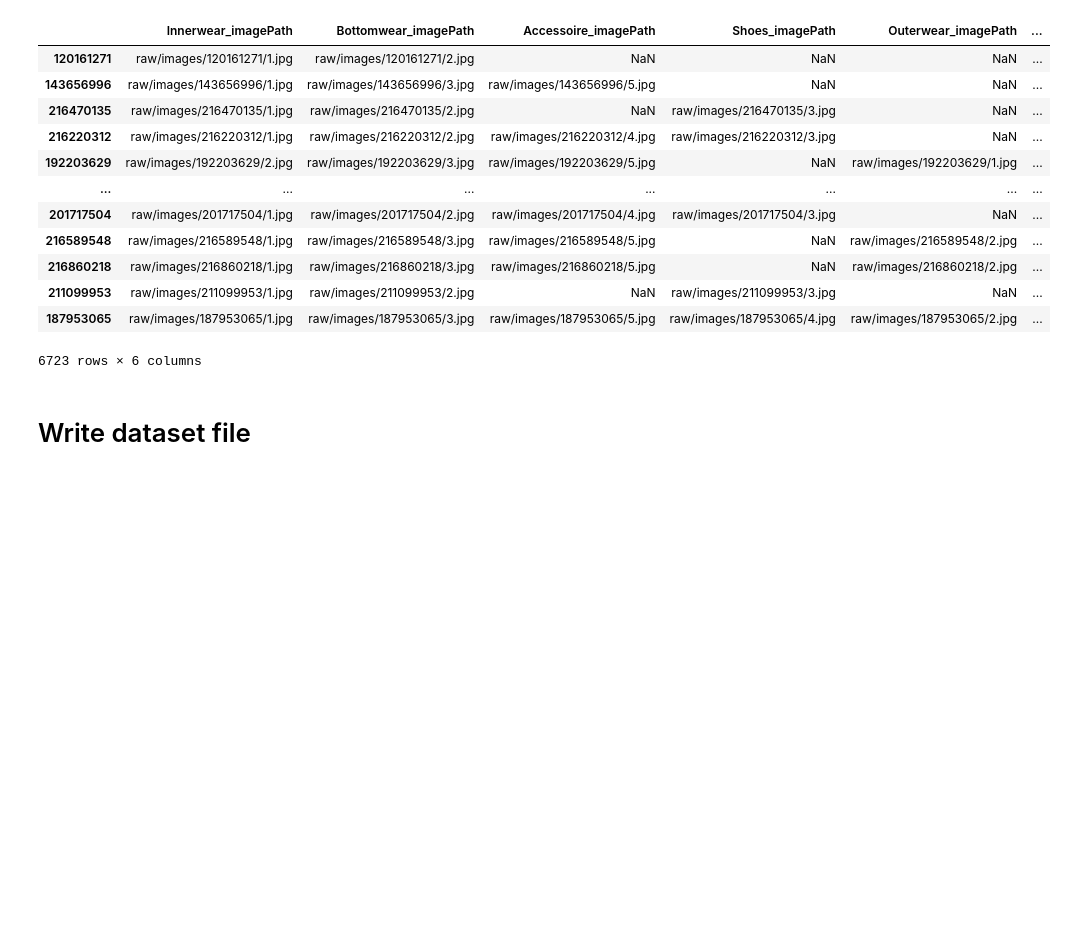
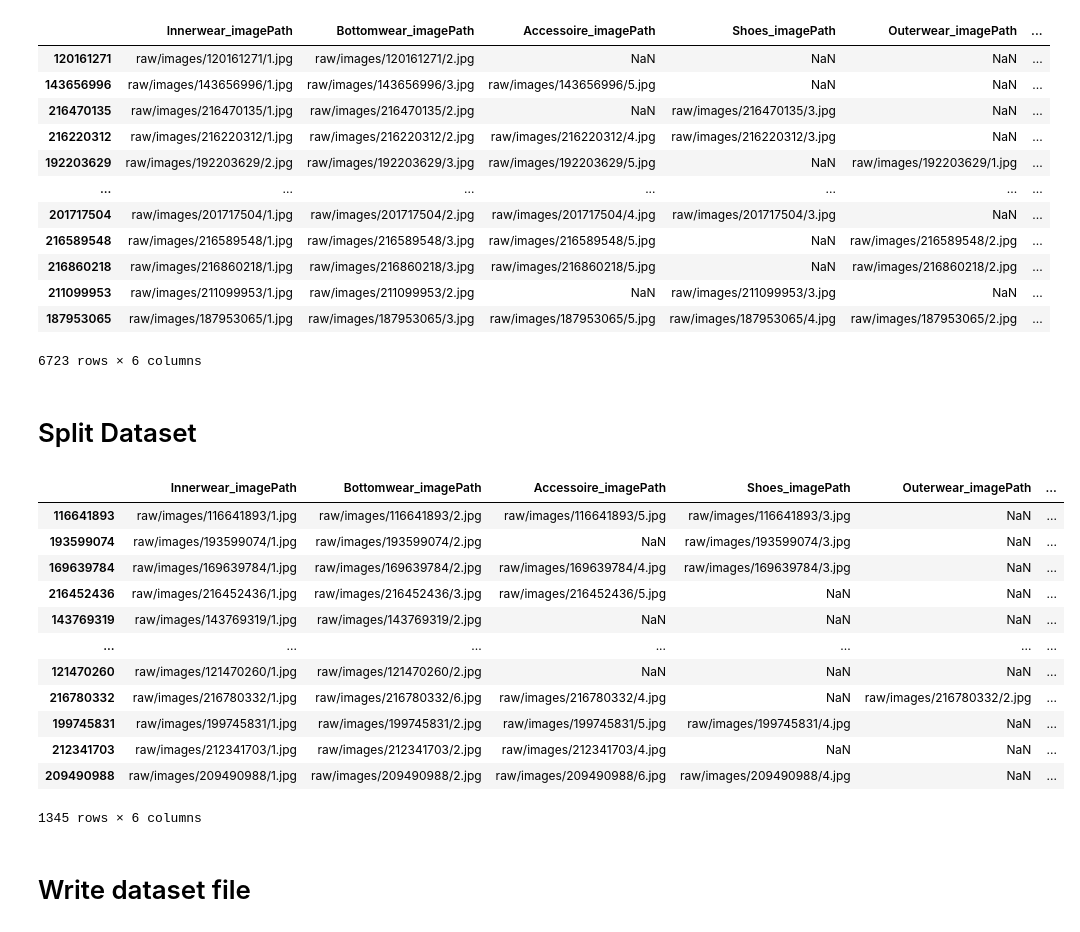
Before and after one commit to RomanZberg/DSPRO2-outfit-recommendation, a Jupyter notebook: data-preparation/polyvore/mergedWithCleaned/40_Create_datasets.ipynb, the cells around one changed output. Cells and saved outputs as stored; diff of their text form; code cells hidden in the pictures; blank space fills up the shorter version.

```diff
--- a/data-preparation/polyvore/mergedWithCleaned/40_Create_datasets.ipynb
+++ b/data-preparation/polyvore/mergedWithCleaned/40_Create_datasets.ipynb
@@ -196,6 +196,27 @@ df_setID
 | 211099953 | raw/images/211099953/1.jpg | raw/images/211099953/2.jpg | NaN | raw/images/211099953/3.jpg | NaN | ... |
 | 187953065 | raw/images/187953065/1.jpg | raw/images/187953065/3.jpg | raw/images/187953065/5.jpg | raw/images/187953065/4.jpg | raw/images/187953065/2.jpg | ... |
 6723 rows × 6 columns
+# %% [markdown]
+# Split Dataset
+# %%
+from sklearn.model_selection import train_test_split
+X_train, X_test = train_test_split(df_setID, test_size=0.2, random_state=42)
+# %%
+X_test
+# %% [output]
+|  | Innerwear_imagePath | Bottomwear_imagePath | Accessoire_imagePath | Shoes_imagePath | Outerwear_imagePath | ... |
+| 116641893 | raw/images/116641893/1.jpg | raw/images/116641893/2.jpg | raw/images/116641893/5.jpg | raw/images/116641893/3.jpg | NaN | ... |
+| 193599074 | raw/images/193599074/1.jpg | raw/images/193599074/2.jpg | NaN | raw/images/193599074/3.jpg | NaN | ... |
+| 169639784 | raw/images/169639784/1.jpg | raw/images/169639784/2.jpg | raw/images/169639784/4.jpg | raw/images/169639784/3.jpg | NaN | ... |
+| 216452436 | raw/images/216452436/1.jpg | raw/images/216452436/3.jpg | raw/images/216452436/5.jpg | NaN | NaN | ... |
+| 143769319 | raw/images/143769319/1.jpg | raw/images/143769319/2.jpg | NaN | NaN | NaN | ... |
+| ... | ... | ... | ... | ... | ... | ... |
+| 121470260 | raw/images/121470260/1.jpg | raw/images/121470260/2.jpg | NaN | NaN | NaN | ... |
+| 216780332 | raw/images/216780332/1.jpg | raw/images/216780332/6.jpg | raw/images/216780332/4.jpg | NaN | raw/images/216780332/2.jpg | ... |
+| 199745831 | raw/images/199745831/1.jpg | raw/images/199745831/2.jpg | raw/images/199745831/5.jpg | raw/images/199745831/4.jpg | NaN | ... |
+| 212341703 | raw/images/212341703/1.jpg | raw/images/212341703/2.jpg | raw/images/212341703/4.jpg | NaN | NaN | ... |
+| 209490988 | raw/images/209490988/1.jpg | raw/images/209490988/2.jpg | raw/images/209490988/6.jpg | raw/images/209490988/4.jpg | NaN | ... |
+1345 rows × 6 columns
 # %% [markdown]
 # Write dataset file
 # %%
```
Also changed, not shown: parts of 1 cell of this notebook, 6 other files.
